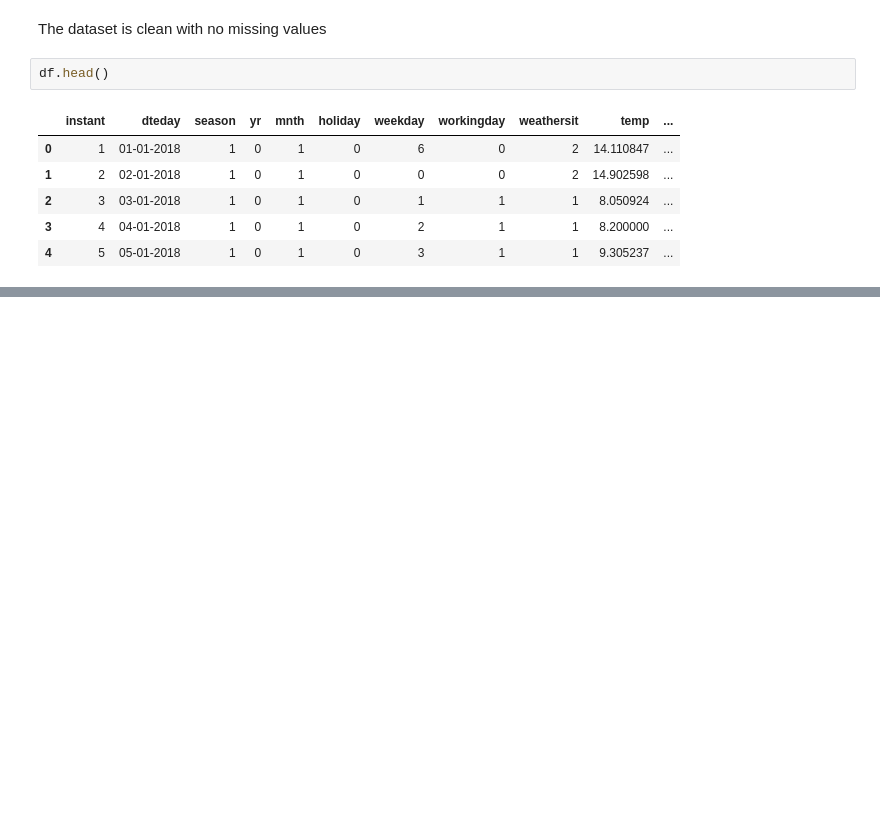
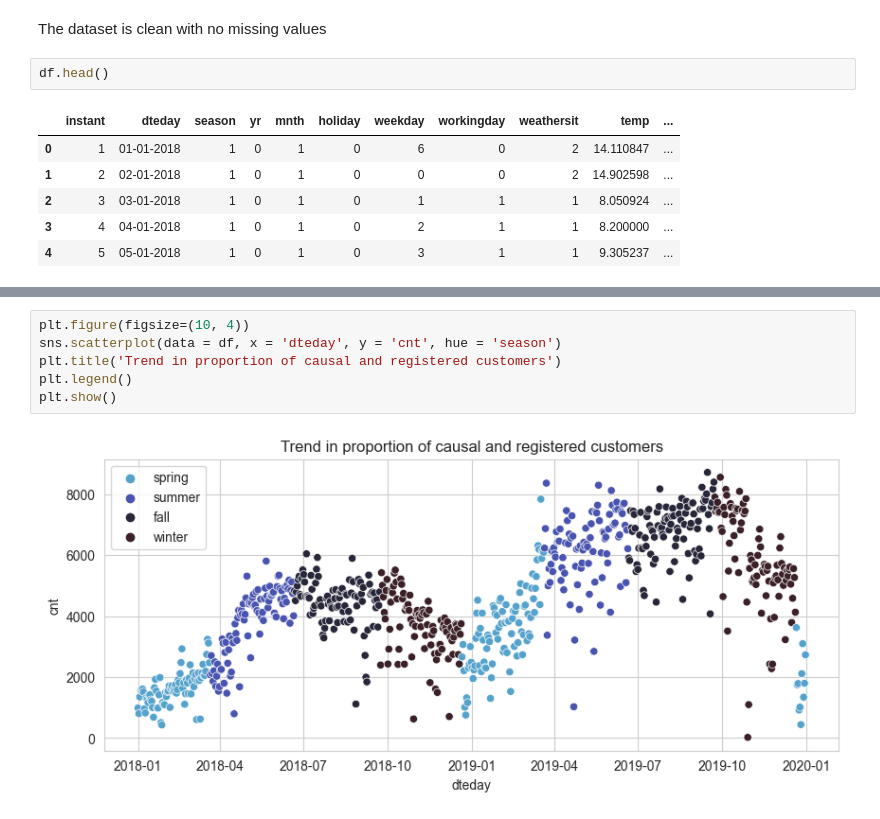
Before and after one commit to nagaraju-oruganti/Bike-Sharing, a Jupyter notebook: notebooks/eda.ipynb, the cells around one changed output, grey strips where cells are left out. Saved outputs shown, nothing was run; the diff lists cells and outputs as text; blank space fills up the shorter version.

```diff
--- a/notebooks/eda.ipynb
+++ b/notebooks/eda.ipynb
@@ -172,0 +117,8 @@ True
+# %%
+plt.figure(figsize=(10, 4))
+sns.scatterplot(data = df, x = 'dteday', y = 'cnt', hue = 'season')
+plt.title('Trend in proportion of causal and registered customers')
+plt.legend()
+plt.show()
+# %% [output]
+[figure, added]
```
Also changed, not shown: parts of 52 cells of this notebook, 5 other files.
